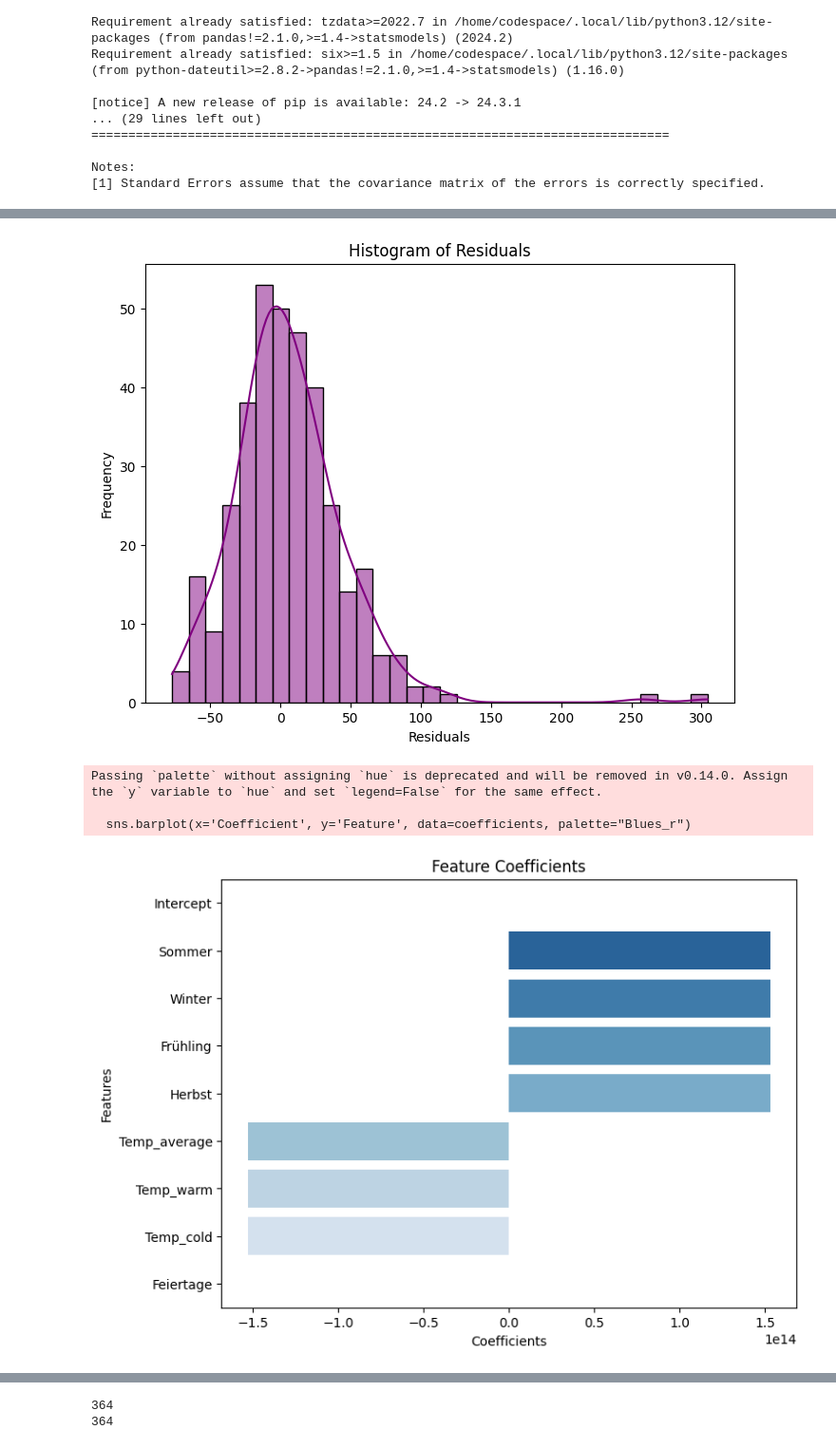
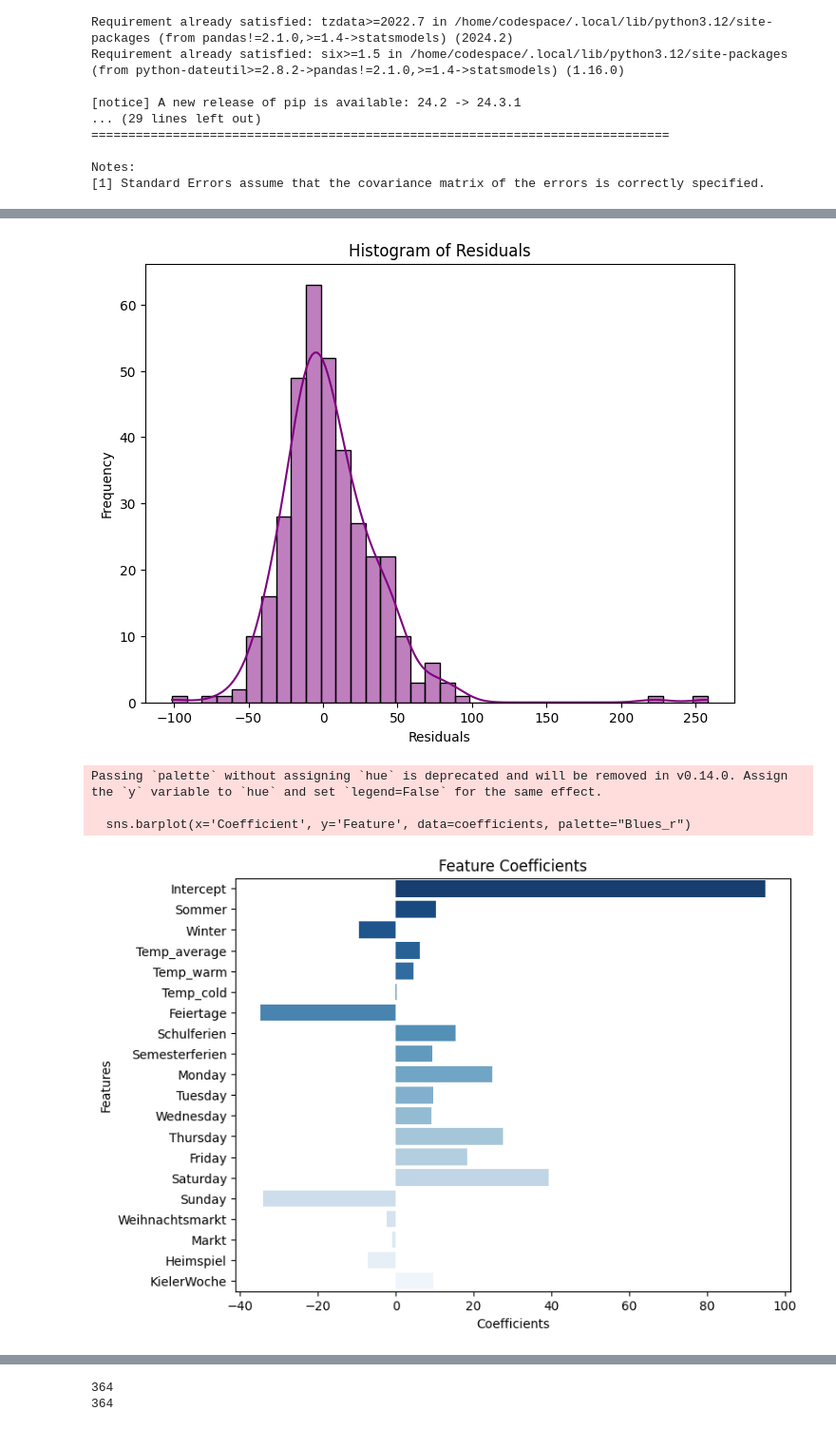
Before and after one commit to Fiesa00/DS_ML_Gr_1.5, a Jupyter notebook: 2_BaselineModel/Baseline-Model W1.ipynb, the cells around one changed output, grey strips where cells are left out. Shown: that part at 95% size. Cells and saved outputs as stored; diff of their text form; code cells hidden in the pictures.

```diff
--- a/2_BaselineModel/Baseline-Model W1.ipynb
+++ b/2_BaselineModel/Baseline-Model W1.ipynb
@@ -138,15 +143,27 @@ data=df_Brot_W1
 print(data.head())
 
 # Select features and target variable
-# Features include the different Warengruppen, Monday y/n
+# Features include the different Warengruppen
 features = ['Sommer',
             'Winter',
-            'Frühling',
-            'Herbst',
             'Temp_average',
             'Temp_warm',
             'Temp_cold',
-            'Feiertage']
+            'Feiertage',
+            'Schulferien',
+            'Semesterferien',
+            'Monday',
+            'Tuesday',
+            'Wednesday',
+            'Thursday',
+            'Friday',
+            'Saturday',
+            'Sunday',
+            'Weihnachtsmarkt',
+            'Markt',
+            'Heimspiel',
+            'KielerWoche'
+            ]
 X = data[features] #target variable: Umsatz
 
 # Scale the feature data to standardize the range
@@ -258,5 +275,5 @@ Mean Absolute Percentage Error (MAPE): 24.88%
-[figure, old version]
+[figure, new version]
 Passing `palette` without assigning `hue` is deprecated and will be removed in v0.14.0. Assign the `y` variable to `hue` and set `legend=False` for the same effect.
 
   sns.barplot(x='Coefficient', y='Feature', data=coefficients, palette="Blues_r")
-[figure, old version]
+[figure, new version]
```
Also changed, not shown: parts of 7 cells of this notebook, 10 other files.
